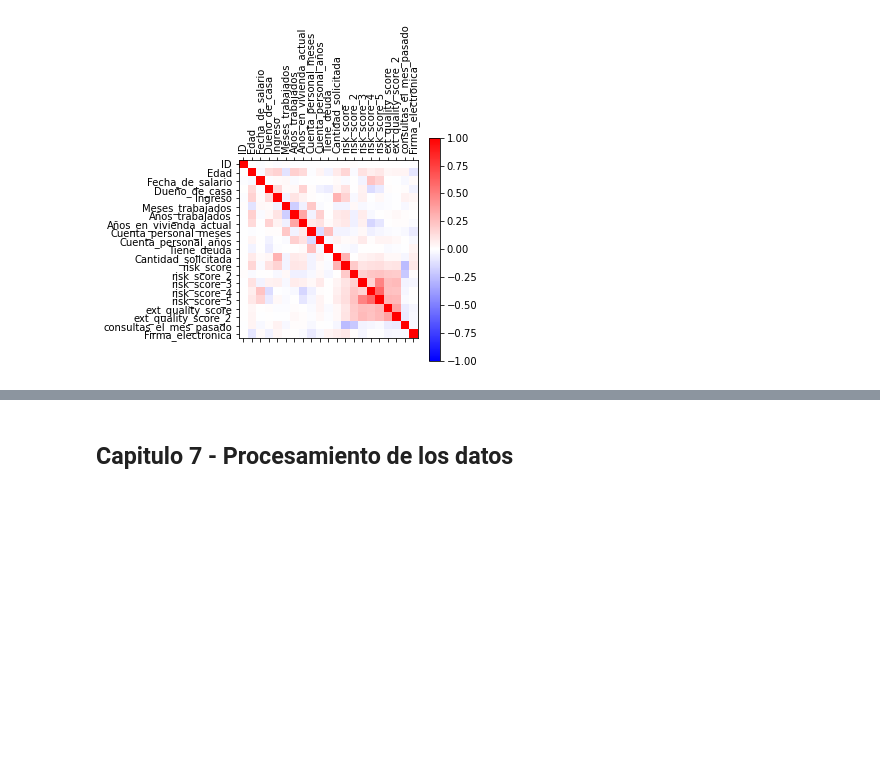
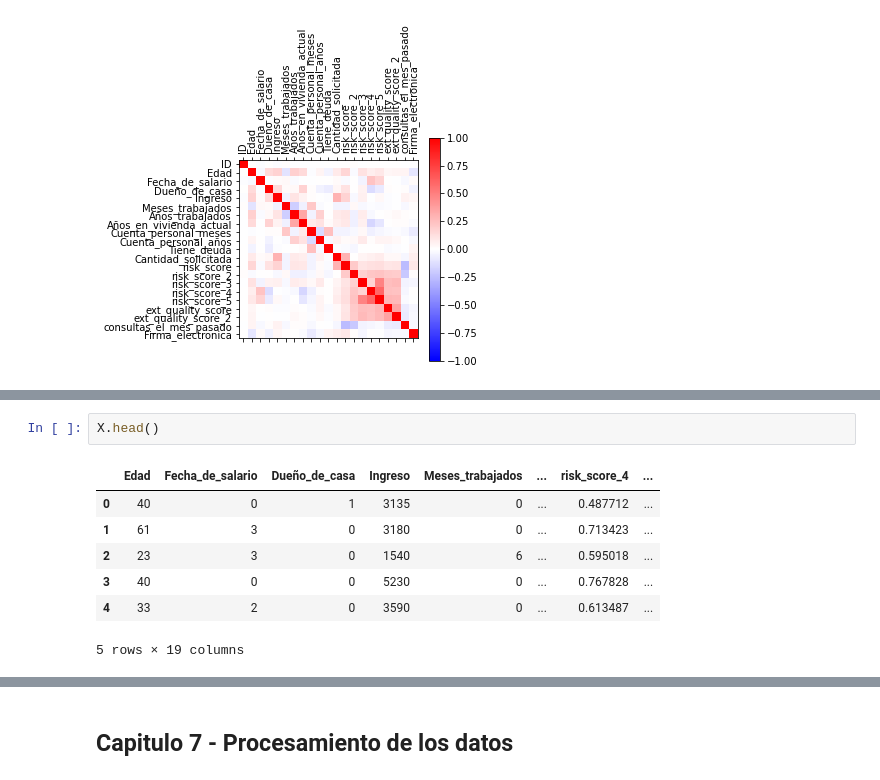
Before and after one commit to ismaelacosta/Proyecto_AID, a Jupyter notebook: examen.ipynb, the cells around one changed output, grey strips where cells are left out. Drawn from its saved outputs; the diff is of its cells as text; blank space fills up the shorter version.

```diff
--- a/examen.ipynb
+++ b/examen.ipynb
@@ -196,0 +276,10 @@ plt.show()
+# %%
+X.head()
+# %% [output]
+|  | Edad | Fecha_de_salario | Dueño_de_casa | Ingreso | Meses_trabajados | ... | risk_score_4 | ... |
+| 0 | 40 | 0 | 1 | 3135 | 0 | ... | 0.487712 | ... |
+| 1 | 61 | 3 | 0 | 3180 | 0 | ... | 0.713423 | ... |
+| 2 | 23 | 3 | 0 | 1540 | 6 | ... | 0.595018 | ... |
+| 3 | 40 | 0 | 0 | 5230 | 0 | ... | 0.767828 | ... |
+| 4 | 33 | 2 | 0 | 3590 | 0 | ... | 0.613487 | ... |
+5 rows × 19 columns
```
Also changed, not shown: parts of 20 cells of this notebook.
